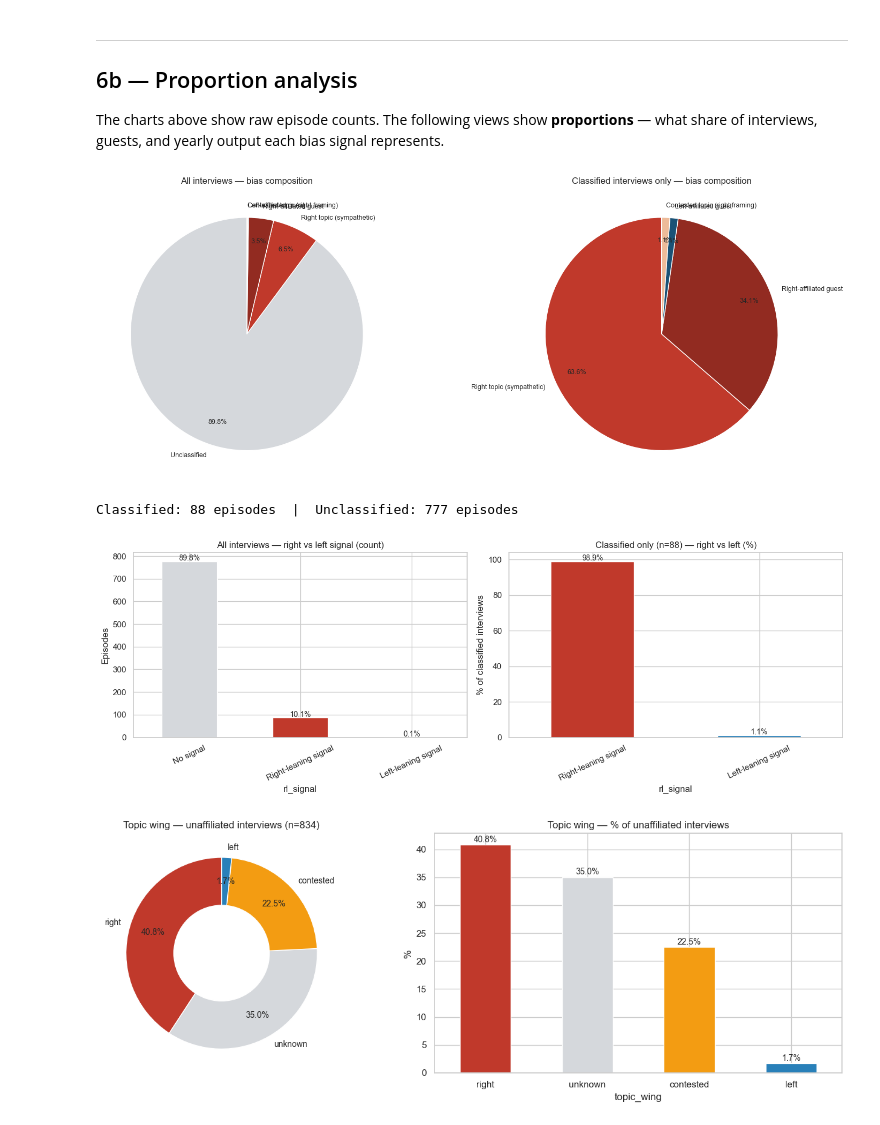
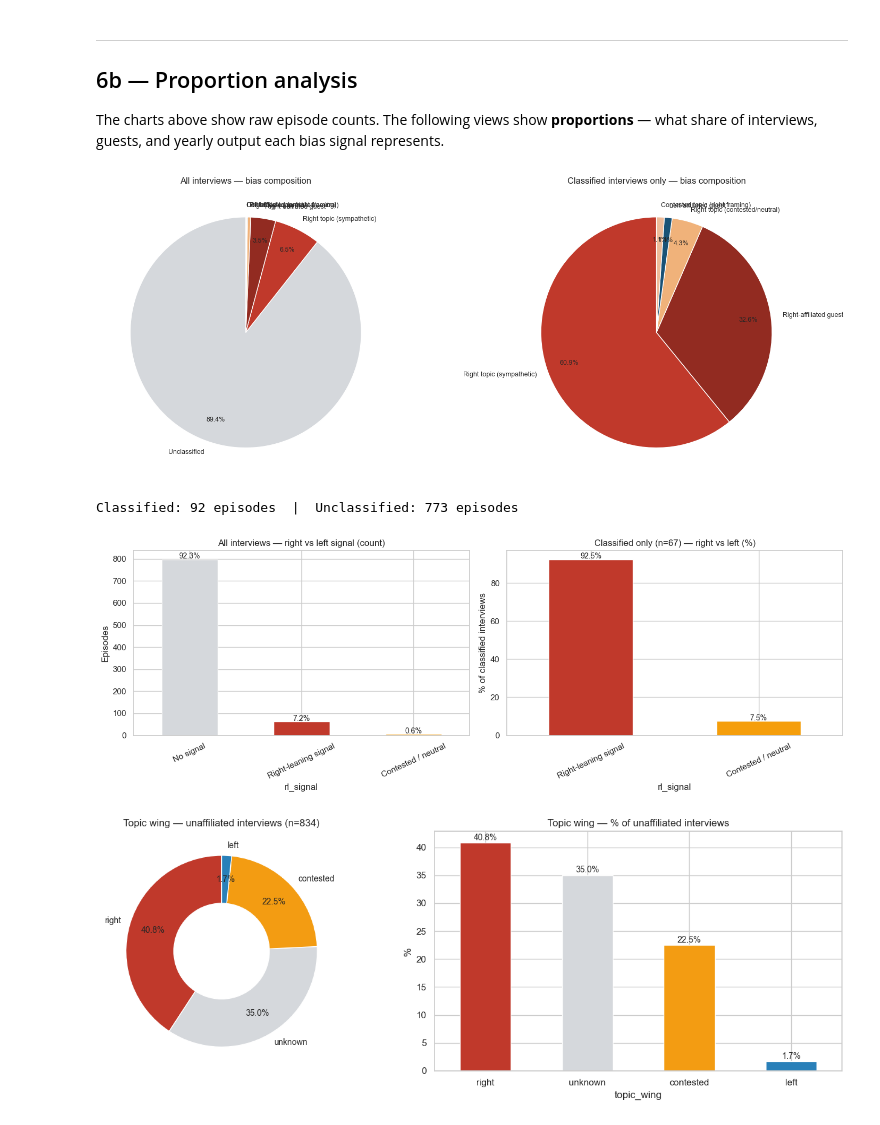
Before and after one commit to nathormond/statistics-notes, a Jupyter notebook: scripts/utils/yt-channel-data/notebooks/04-guest-interview-bias.ipynb, the cells around one changed output. Drawn from its saved outputs; the diff is of its cells as text; code cells hidden in the pictures.

```diff
--- a/scripts/utils/yt-channel-data/notebooks/04-guest-interview-bias.ipynb
+++ b/scripts/utils/yt-channel-data/notebooks/04-guest-interview-bias.ipynb
@@ -737,16 +789,28 @@ def assign_bias_category(row):
             return "right_topic_sympathetic"
         elif tt == "critical_of_right":
             return "right_topic_critical"
+        elif tt == "contested":
+            return "right_topic_contested"
+        elif tt == "neutral":
+            return "right_topic_neutral"
     elif tw == "left":
         if tt == "sympathetic_to_left":
             return "left_topic_sympathetic"
         elif tt == "critical_of_left":
             return "left_topic_critical"
+        elif tt == "contested":
+            return "left_topic_contested"
+        elif tt == "neutral":
+            return "left_topic_neutral"
     elif tw == "contested":
         if tt == "right_framing":
             return "contested_right_framing"
         elif tt == "left_framing":
             return "contested_left_framing"
+        elif tt == "contested":
+            return "contested_topic_contested"
+        elif tt == "neutral":
+            return "contested_topic_neutral"
 
     return "unclassified"
 
@@ -819,29 +893,38 @@ def broad_bucket(cat):
         return "Right topic (sympathetic)"
     if cat == "right_topic_critical":
         return "Right topic (critical)"
+    if cat in ("right_topic_contested", "right_topic_neutral"):
+        return "Right topic (contested/neutral)"
     if cat == "left_topic_sympathetic":
         return "Left topic (sympathetic)"
     if cat == "left_topic_critical":
         return "Left topic (critical)"
+    if cat in ("left_topic_contested", "left_topic_neutral"):
+        return "Left topic (contested/neutral)"
     if "contested_right" in cat:
         return "Contested topic (right framing)"
     if "contested_left" in cat:
         return "Contested topic (left framing)"
+    if cat in ("contested_topic_contested", "contested_topic_neutral"):
+        return "Contested topic (contested/neutral)"
     return "Unclassified"
 
 interviews_final["broad_bias"] = interviews_final["bias_category"].apply(broad_bucket)
 bucket_counts = interviews_final["broad_bias"].value_counts()
 
 bucket_colors = {
-    "Right-affiliated guest":          "#922b21",
-    "Right topic (sympathetic)":       "#c0392b",
-    "Right topic (critical)":          "#f5b7b1",
-    "Contested topic (right framing)": "#edbb99",
-    "Contested topic (left framing)":  "#aed6f1",
-    "Left topic (sympathetic)":        "#2980b9",
-    "Left topic (critical)":           "#5499c7",
-    "Left-affiliated guest":           "#1a5276",
-    "Unclassified":                    "#d5d8dc",
+    "Right-affiliated guest":              "#922b21",
+    "Right topic (sympathetic)":           "#c0392b",
+    "Right topic (critical)":              "#f5b7b1",
+    "Right topic (contested/neutral)":     "#f0b27a",
+    "Contested topic (right framing)":     "#edbb99",
+    "Contested topic (contested/neutral)": "#F59E0B",
+    "Contested topic (left framing)":      "#aed6f1",
+    "Left topic (sympathetic)":            "#2980b9",
+    "Left topic (critical)":               "#5499c7",
+    "Left topic (contested/neutral)":      "#85c1e9",
+    "Left-affiliated guest":               "#1a5276",
+    "Unclassified":                        "#d5d8dc",
 }
 
 fig, (ax1, ax2) = plt.subplots(1, 2, figsize=(16, 6))
@@ -849,48 +932,51 @@ fig, (ax1, ax2) = plt.subplots(1, 2, figsize=(16, 6))
 # Pie — all interviews
 ax1.pie(
     bucket_counts.values,
     labels=bucket_counts.index,
     colors=[bucket_colors.get(b, "grey") for b in bucket_counts.index],
     autopct=lambda p: f"{p:.1f}%" if p > 2 else "",
     startangle=90,
     pctdistance=0.8,
     textprops={"fontsize": 9},
 )
 ax1.set_title("All interviews — bias composition", fontsize=12)
 
 # Pie — classified only (exclude unclassified)
 classified = bucket_counts.drop("Unclassified", errors="ignore")
 ax2.pie(
     classified.values,
     labels=classified.index,
     colors=[bucket_colors.get(b, "grey") for b in classified.index],
     autopct=lambda p: f"{p:.1f}%",
     startangle=90,
     pctdistance=0.8,
     textprops={"fontsize": 9},
 )
 ax2.set_title("Classified interviews only — bias composition", fontsize=12)
 
 plt.tight_layout()
 plt.show()
 
 print(f"\nClassified: {classified.sum():,} episodes  |  Unclassified: {bucket_counts.get('Unclassified', 0):,} episodes")
 # %% [output]
-[figure, old version]
+[figure, new version]
-Classified: 88 episodes  |  Unclassified: 777 episodes
+Classified: 92 episodes  |  Unclassified: 773 episodes
 # %%
 # --- 2. Right vs left signal — simplified proportion ---
-# Collapse all categories into right-leaning / left-leaning / neutral-unknown
+# Collapse all categories into right-leaning / left-leaning / contested / unknown
 
 def right_left_signal(cat):
     if pd.isna(cat):
         return None
-    if any(k in cat for k in ["right_affiliated", "right_topic_sympathetic", "contested_right"]):
+    if any(k in cat for k in ["right_affiliated_endorsing", "right_topic_sympathetic", "contested_right"]):
         return "Right-leaning signal"
-    if any(k in cat for k in ["left_affiliated", "left_topic_sympathetic", "contested_left"]):
+    if any(k in cat for k in ["left_affiliated_endorsing", "left_topic_sympathetic", "contested_left"]):
         return "Left-leaning signal"
-    if any(k in cat for k in ["right_topic_critical", "left_topic_critical"]):
+    if any(k in cat for k in ["right_topic_critical", "left_topic_critical",
+                               "right_affiliated_challenging", "left_affiliated_challenging"]):
         return "Cross-cutting"
+    if any(k in cat for k in ["_contested", "_neutral"]):
+        return "Contested / neutral"
     return "No signal"
 
 interviews_final["rl_signal"] = interviews_final["bias_category"].apply(right_left_signal)
@@ -900,6 +986,7 @@ rl_colors = {
     "Right-leaning signal": "#c0392b",
     "Left-leaning signal":  "#2980b9",
     "Cross-cutting":        "#f39c12",
+    "Contested / neutral":  "#F59E0B",
     "No signal":            "#d5d8dc",
 }
 
@@ -941,7 +1028,7 @@ for bar, pct_val in zip(ax2.patches, rl_pct.values):
 plt.tight_layout()
 plt.show()
 # %% [output]
-[figure, old version]
+[figure, new version]
 # %%
 # --- 3. Topic wing proportions for unaffiliated guest interviews ---
 
```
Also changed, not shown: parts of 18 cells of this notebook, 5 other files.
